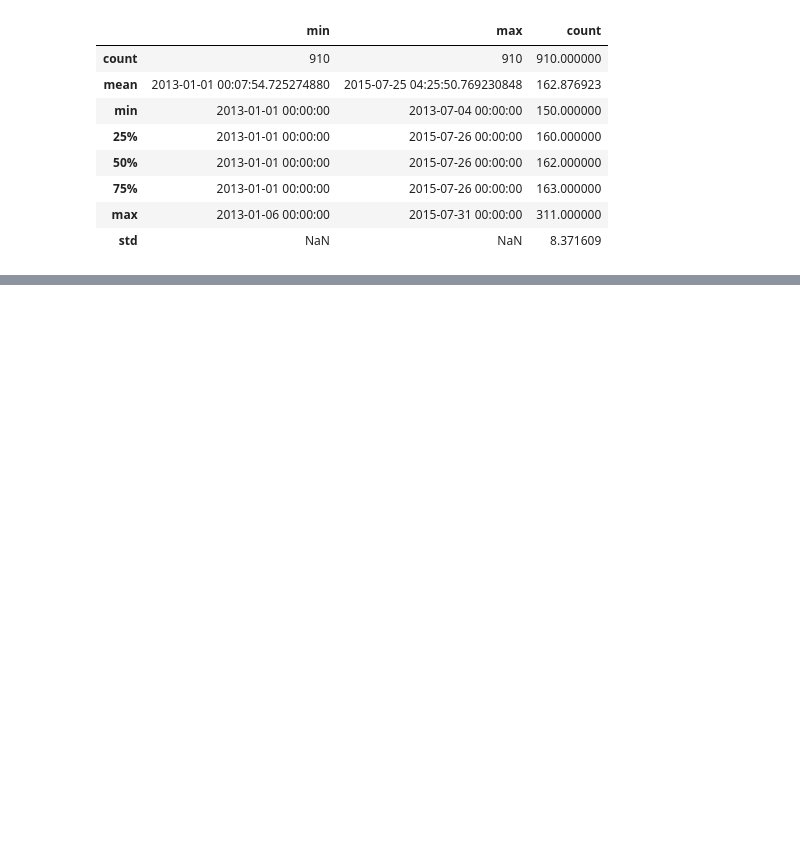
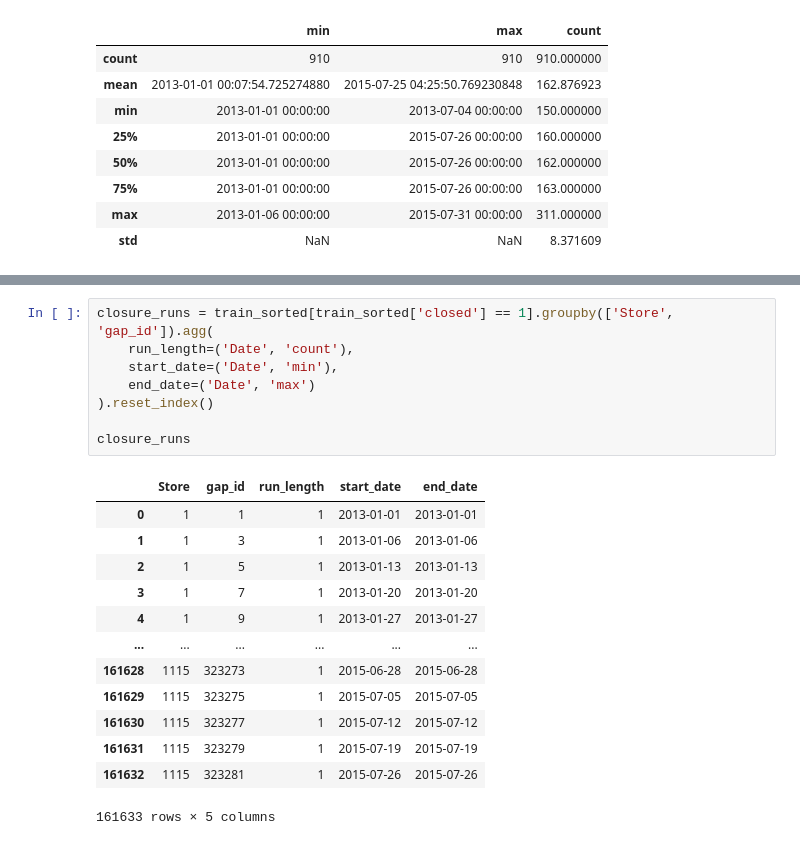
Before and after one commit to Aliraza-Amjad-Shaikh/demand-lens, a Jupyter notebook: notebooks/02_eda.ipynb, the cells around one changed output, grey strips where cells are left out. Drawn from its saved outputs; the diff is of its cells as text; blank space fills up the shorter version.

```diff
--- a/notebooks/02_eda.ipynb
+++ b/notebooks/02_eda.ipynb
@@ -1161,0 +1175,22 @@ print(open_days.shape)
+# %%
+closure_runs = train_sorted[train_sorted['closed'] == 1].groupby(['Store', 'gap_id']).agg(
+    run_length=('Date', 'count'),
+    start_date=('Date', 'min'),
+    end_date=('Date', 'max')
+).reset_index()
+
+closure_runs
+# %% [output]
+|  | Store | gap_id | run_length | start_date | end_date |
+| 0 | 1 | 1 | 1 | 2013-01-01 | 2013-01-01 |
+| 1 | 1 | 3 | 1 | 2013-01-06 | 2013-01-06 |
+| 2 | 1 | 5 | 1 | 2013-01-13 | 2013-01-13 |
+| 3 | 1 | 7 | 1 | 2013-01-20 | 2013-01-20 |
+| 4 | 1 | 9 | 1 | 2013-01-27 | 2013-01-27 |
+| ... | ... | ... | ... | ... | ... |
+| 161628 | 1115 | 323273 | 1 | 2015-06-28 | 2015-06-28 |
+| 161629 | 1115 | 323275 | 1 | 2015-07-05 | 2015-07-05 |
+| 161630 | 1115 | 323277 | 1 | 2015-07-12 | 2015-07-12 |
+| 161631 | 1115 | 323279 | 1 | 2015-07-19 | 2015-07-19 |
+| 161632 | 1115 | 323281 | 1 | 2015-07-26 | 2015-07-26 |
+161633 rows × 5 columns
```
Also changed, not shown: parts of 10 cells of this notebook.
